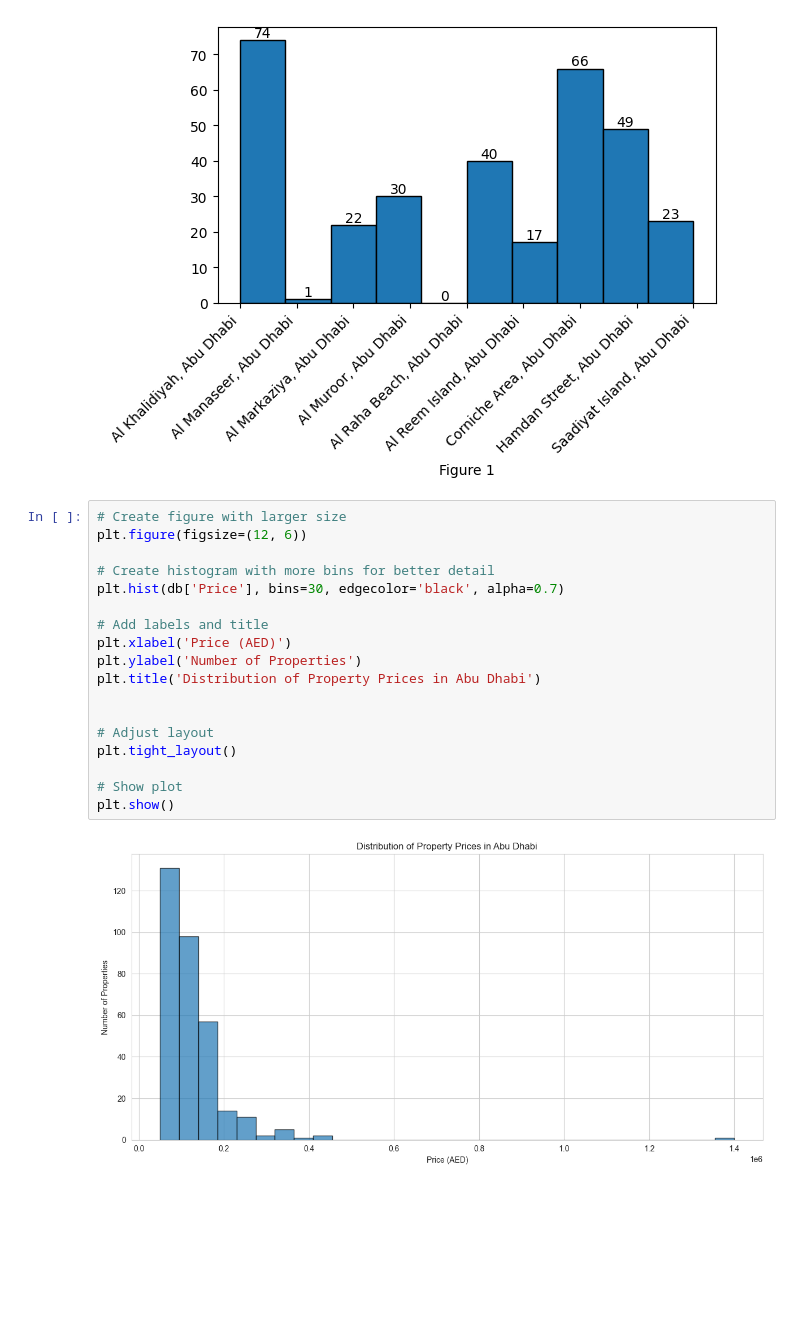
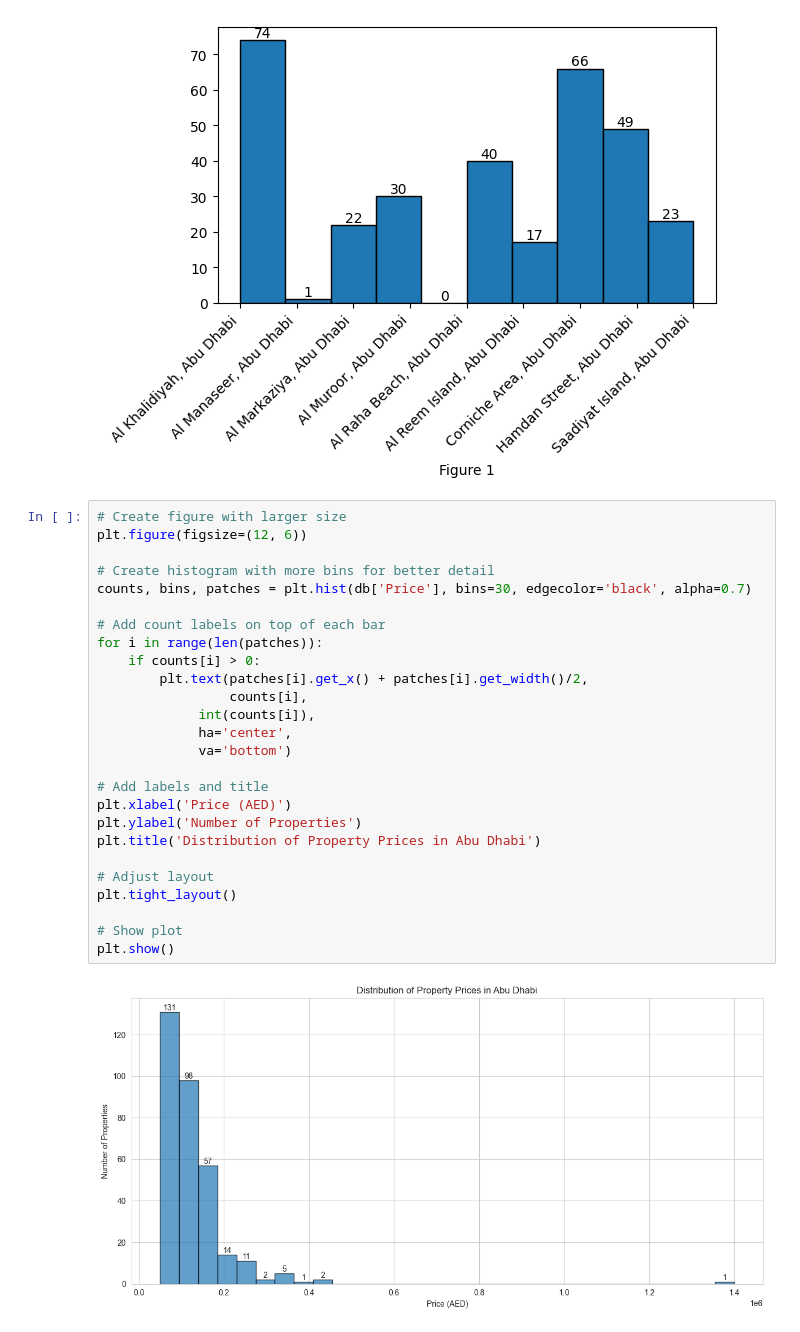
Before and after one commit to HamdanAlhajeri/StatisticsDubbizle, a Jupyter notebook: Data.ipynb, the cells around one changed output. Drawn from its saved outputs; the diff is of its cells as text; blank space fills up the shorter version.

Commit message:
graphs added

```diff
--- a/Data.ipynb
+++ b/Data.ipynb
@@ -74,20 +74,28 @@ plt.tight_layout()
 # %%
 # Create figure with larger size
 plt.figure(figsize=(12, 6))
 
 # Create histogram with more bins for better detail
-plt.hist(db['Price'], bins=30, edgecolor='black', alpha=0.7)
+counts, bins, patches = plt.hist(db['Price'], bins=30, edgecolor='black', alpha=0.7)
+
+# Add count labels on top of each bar
+for i in range(len(patches)):
+    if counts[i] > 0:
+        plt.text(patches[i].get_x() + patches[i].get_width()/2,
+                 counts[i],
+             int(counts[i]),
+             ha='center',
+             va='bottom')
 
 # Add labels and title
 plt.xlabel('Price (AED)')
 plt.ylabel('Number of Properties')
 plt.title('Distribution of Property Prices in Abu Dhabi')
 
-
 # Adjust layout
 plt.tight_layout()
 
 # Show plot
 plt.show()
 # %% [output]
-[figure, old version]
+[figure, new version]
```
Also changed, not shown: parts of 1 cell of this notebook, 1 other file.
